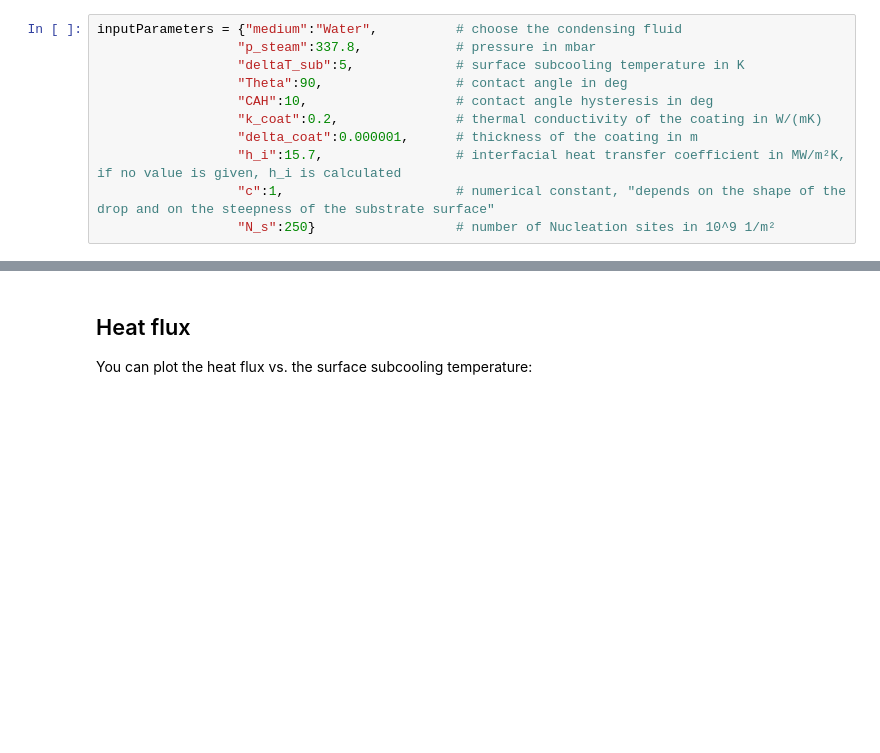
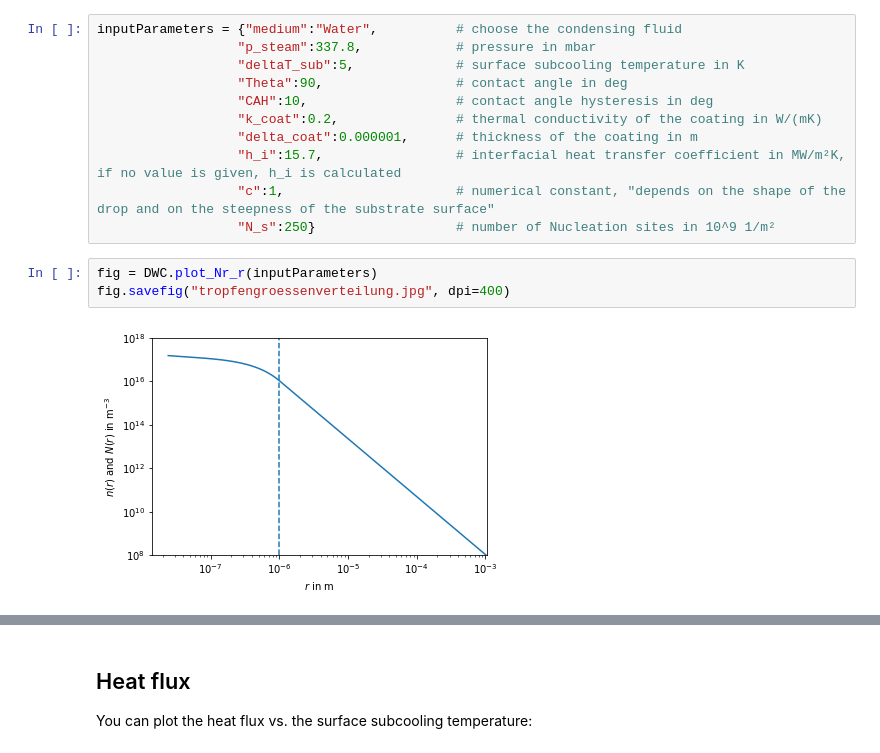
Before and after one commit to JSablowski/DWCmod, a Jupyter notebook: DWCmod.ipynb, the cells around one changed output, grey strips where cells are left out. Cells and saved outputs as stored; diff of their text form; blank space fills up the shorter version.

Commit message:
first plots for slides

```diff
--- a/DWCmod.ipynb
+++ b/DWCmod.ipynb
@@ -20,3 +20,8 @@ inputParameters = {"medium":"Water",          # choose the condensing fluid
                   "h_i":15.7,                 # interfacial heat transfer coefficient in MW/m²K, if no value is given, h_i is calculated
                   "c":1,                      # numerical constant, "depends on the shape of the drop and on the steepness of the substrate surface"
                   "N_s":250}                  # number of Nucleation sites in 10^9 1/m²
+# %%
+fig = DWC.plot_Nr_r(inputParameters)
+fig.savefig("tropfengroessenverteilung.jpg", dpi=400)
+# %% [output]
+[figure, added]
```
Also changed, not shown: parts of 12 cells of this notebook, 1 other file.
